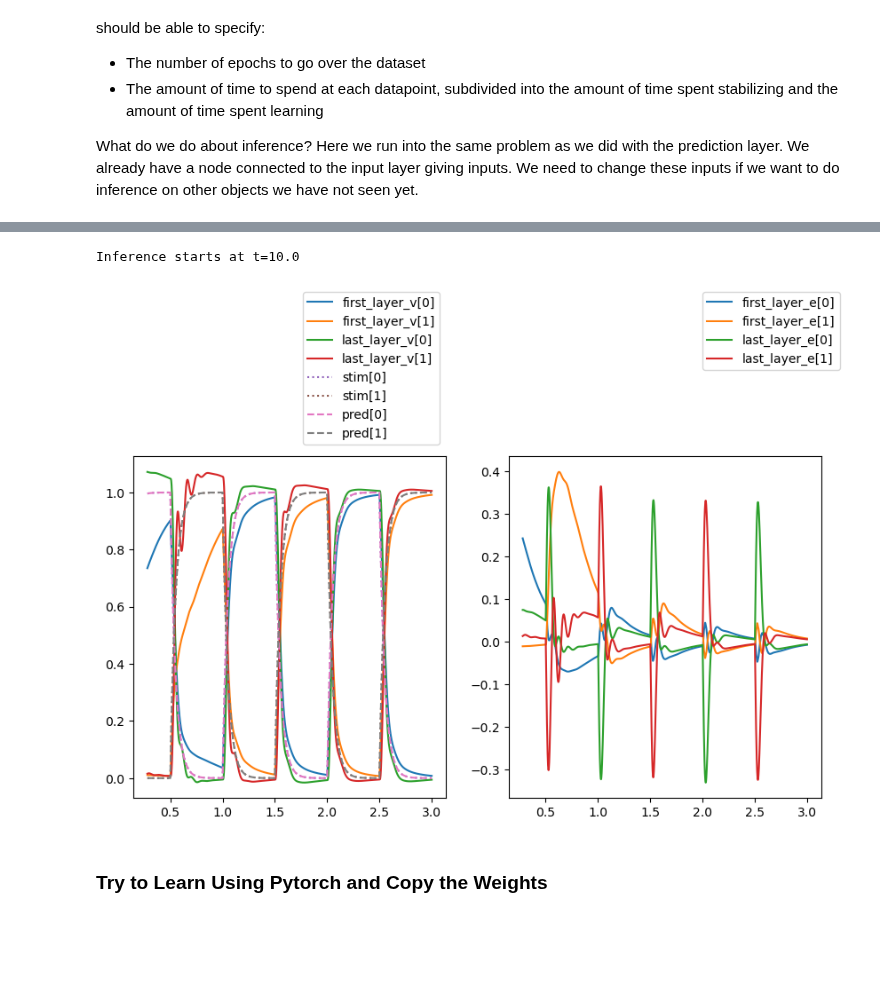
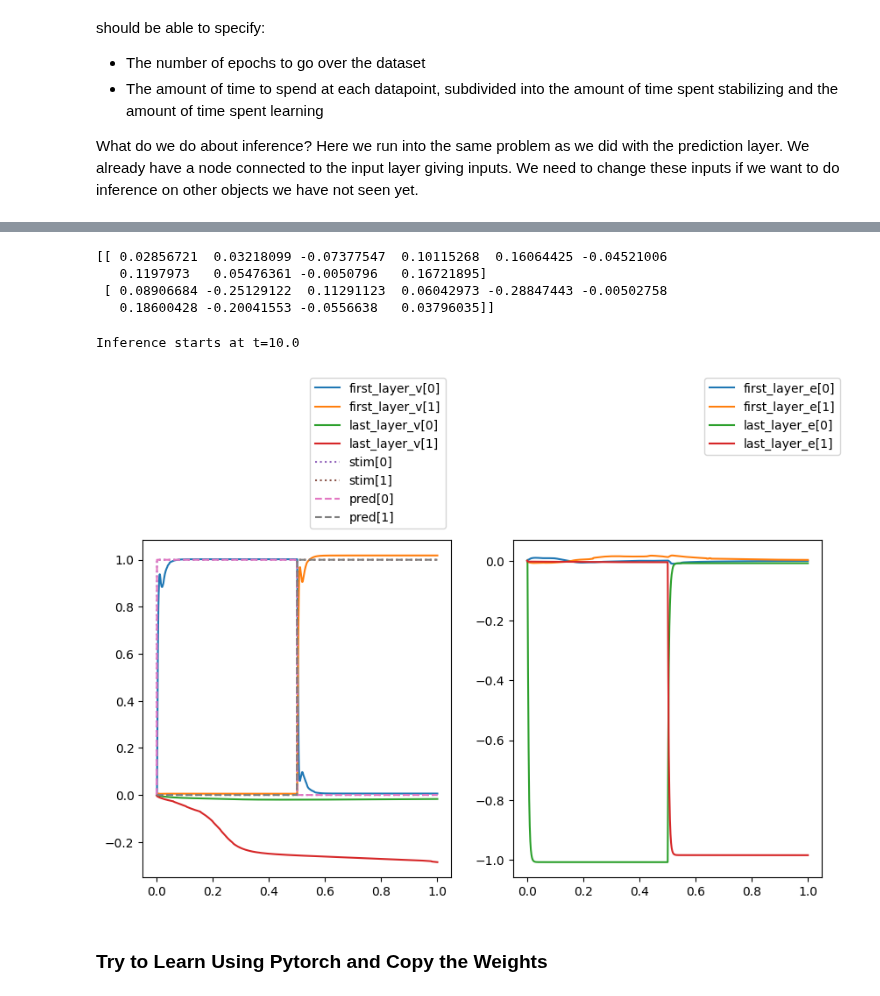
Before and after one commit to jorchard/pc_nengo, a Jupyter notebook: predictive_coding.ipynb, the cells around one changed output, grey strips where cells are left out. Drawn from its saved outputs; the diff is of its cells as text; code cells hidden in the pictures; blank space fills up the shorter version.

```diff
--- a/predictive_coding.ipynb
+++ b/predictive_coding.ipynb
@@ -47,11 +47,11 @@ class PCLayer(nengo.Network):
 
         if self.pred_layer:
             self.pass_through = nengo.Node(self.step, size_in=n_nodes, size_out=n_nodes)   #pass-through node between (e) and (v)
-            nengo.Connection(self.e.output, self.pass_through, transform=1, synapse=tau)            # (v)<-(e)
-            nengo.Connection(self.pass_through, self.v.input, transform=-1, synapse=tau)
+            nengo.Connection(self.e.output, self.pass_through, transform=tau, synapse=tau)            # (v)<-(e)
+            nengo.Connection(self.pass_through, self.v.input, transform=-tau, synapse=tau)
         else:
-            nengo.Connection(self.e.output, self.v.input, transform=-1, synapse=tau)
-        nengo.Connection(self.v.output, self.e.input, synapse=tau)                            # (v)->(e)
+            nengo.Connection(self.e.output, self.v.input, transform=-tau, synapse=tau)
+        nengo.Connection(self.v.output, self.e.input, transform=tau, synapse=tau)                            # (v)->(e)
 
     def step(self, t, x):
         if t > 0 and self.inference_node.output(t) == 0: #simply pass through the input
@@ -172,9 +172,9 @@ class PCConnection(nengo.Network):
 
 
         n = self.n_e
-        nengo.Connection(self.below.e.output, self.exchange[:n])               # inp -> exchange
+        nengo.Connection(self.below.e.output, self.exchange[:n], synapse=0)               # inp -> exchange
         nengo.Connection(self.exchange[:n], self.below.e.input, transform=-1)  # inp <- con
-        nengo.Connection(self.above.v.output, self.exchange[n:], transform=1)  # con <- hid
+        nengo.Connection(self.above.v.output, self.exchange[n:], transform=1, synapse=0)  # con <- hid
         nengo.Connection(self.exchange[n:], self.above.v.input)                # con -> hid
 
 
@@ -320,7 +320,7 @@ class PCNetwork:
             raise ValueError("Dimensionality of the input does not match the dimensionality of the first layer.")
 
         stim_err = nengo.Node(lambda t,x: x[:D]+x[D:], size_in=2*D, size_out=D)  # sensory error
-        nengo.Connection(stim, stim_err[:D])                                 # stim -> stim_err
+        nengo.Connection(stim, stim_err[:D], synapse=None)                                 # stim -> stim_err
         nengo.Connection(stim_err, self.layers[0].v.input)                   # stim_err -> first layer
         nengo.Connection(self.layers[0].v.output, stim_err[D:], transform=-1) # stim_err <- first layer
 
@@ -521,12 +521,12 @@ def train_network(sim, pc_net, stabilize_time, learn_time, t):
 # Using PCNetwork class
 n = 1
 with nengo.Network() as net:
-    tau = 0.001
+    tau = 0.004
     #============== Run in Direct mode =======================
-    net.config[nengo.Ensemble].neuron_type = nengo.Direct()
+    net.config[nengo.Ensemble].neuron_type = nengo.LIFRate()
     #=========================================================
     net.config[nengo.Connection].synapse = tau
-    net.config[nengo.Probe].synapse = 0.05
+    net.config[nengo.Probe].synapse = 0
 
     # Inputs
     D = 2
@@ -563,7 +563,7 @@ with nengo.Network() as net:
     p_pc1e = nengo.Probe(PC_net.layers[0].e.output)
     p_pc_end_v = nengo.Probe(PC_net.layers[-1].v.output)
     p_pc_end_e = nengo.Probe(PC_net.layers[-1].e.output)
-    p_pred = nengo.Probe(pred)
+    p_pred = nengo.Probe(pred, synapse=0)
 
     val_probes, err_probes = PC_net.get_probes()
 # %%
@@ -597,25 +597,32 @@ Inference starts at t=10.0
+# %%
+print(PC_net.connections[0].W)
+# %% [output]
+[[ 0.02856721  0.03218099 -0.07377547  0.10115268  0.16064425 -0.04521006
+   0.1197973   0.05476361 -0.0050796   0.16721895]
+ [ 0.08906684 -0.25129122  0.11291123  0.06042973 -0.28847443 -0.00502758
+   0.18600428 -0.20041553 -0.0556638   0.03796035]]
 # %%
 fig, ax = plt.subplots(nrows=1, ncols=2, figsize=(10,5))
 
-idx = [280, 3000]
+idx = [0, 1000]
 #idx = [70000, 72000]
 tt = sim.trange()[idx[0]:idx[1]]
 
 ax[0].plot(tt, sim.data[p_pc1v][idx[0]:idx[1]]);
 ax[1].plot(tt, sim.data[p_pc1e][idx[0]:idx[1]]);
 ax[0].plot(tt, sim.data[p_pc_end_v][idx[0]:idx[1]]);
 ax[1].plot(tt, sim.data[p_pc_end_e][idx[0]:idx[1]]);
 ax[0].plot(tt, sim.data[p_stim][idx[0]:idx[1]], ':');
 ax[0].plot(tt, sim.data[p_pred][idx[0]:idx[1]], "--");
 ax[0].legend(['first_layer_v[0]', 'first_layer_v[1]', 'last_layer_v[0]', 'last_layer_v[1]', 'stim[0]', 'stim[1]', 'pred[0]', 'pred[1]'],
              loc='upper right', bbox_to_anchor=(1, 1.5));
 ax[1].legend(['first_layer_e[0]', 'first_layer_e[1]', 'last_layer_e[0]', 'last_layer_e[1]'],
              loc='upper left', bbox_to_anchor=(0.6, 1.5));
 
 print(f"Inference starts at t={t}")
 # %% [output]
 Inference starts at t=10.0
-[figure, old version]
+[figure, new version]
 # %% [markdown]
 ### Try to Learn Using Pytorch and Copy the Weights
 # %%
```
Also changed, not shown: parts of 17 cells of this notebook.
